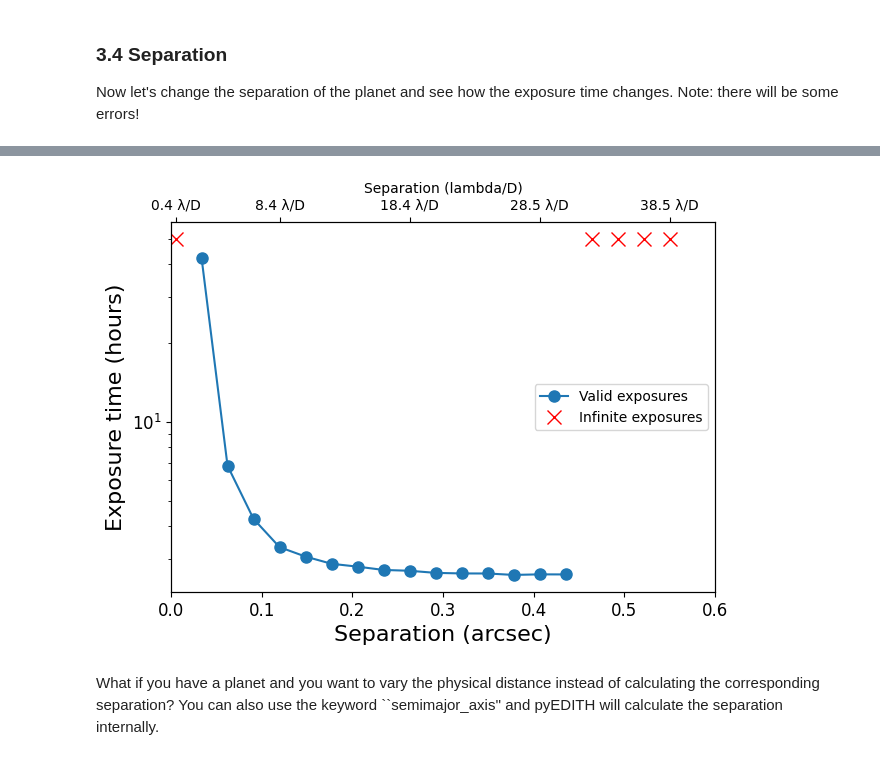
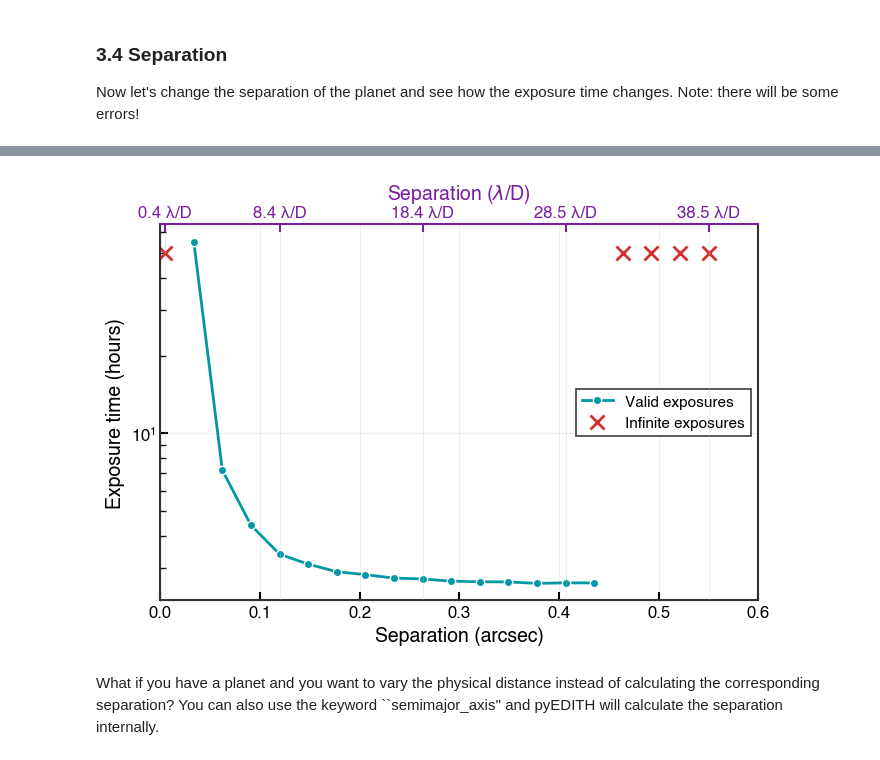
Before and after one commit to HWO-Project/pyEDITH, a Jupyter notebook: tutorials/imaging_tutorial.ipynb, the cells around one changed output, grey strips where cells are left out. Saved outputs shown, nothing was run; the diff lists cells and outputs as text; code cells hidden in the pictures.

```diff
--- a/tutorials/imaging_tutorial.ipynb
+++ b/tutorials/imaging_tutorial.ipynb
@@ -259,12 +266,19 @@ for contrast in contrasts:
 
 # Make plot
 fig, ax1 = plt.subplots()
+ax1.semilogx(contrasts, exposure_times, marker='o', markersize=8, linewidth=2,
+             color=colors.cyan, markerfacecolor=colors.purple, markeredgewidth=1.5,
+             markeredgecolor=colors.cyan)
+ax1.set_xlim([1e-6,1e-11])
+ax1.set_xlabel('Planet-to-star contrast', fontsize=14, fontweight='bold')
+ax1.set_ylabel('Exposure time (hours)', fontsize=14, fontweight='bold')
+ax1.tick_params(axis='both', which='major', labelsize=12, width=1.5, length=6)
+ax1.tick_params(axis='both', which='minor', width=1, length=4)
+ax1.grid(True, which='both', alpha=0.3, linestyle='--', linewidth=0.7)
 
-# Primary x-axis (contrast)
-ax1.semilogx(contrasts, exposure_times,marker='o')
-ax1.set_xlim([1e-6,1e-11])
-ax1.set_xlabel('Planet-to-star contrast')
-ax1.set_ylabel('Exposure time (hours)')
+for spine in ax1.spines.values():
+    spine.set_visible(True)
+    spine.set_linewidth(1.5)
 
 plt.tight_layout()
 plt.show()
@@ -349,16 +385,26 @@ for sep in separations:
 fig, ax1 = plt.subplots()
 
 # Primary x-axis (separation arcsec)
-ax1.plot(separations, exposure_times, marker='o', label='Valid exposures', markersize=8)
+ax1.plot(separations, exposure_times, marker='o', label='Valid exposures',
+         markersize=6, linewidth=2, color=colors.cyan, markerfacecolor=colors.cyan,
+         markeredgecolor='white', markeredgewidth=1)
 ax1.plot(separations[np.isinf(exposure_times)],
          np.ones_like(separations)[np.isinf(exposure_times)]*50,
-         marker='x', linestyle='', color='red', label='Infinite exposures', markersize=10)
+         marker='x', linestyle='', color=colors.red, label='Infinite exposures',
+         markersize=10, markeredgewidth=2)
 
-ax1.set_xlabel('Separation (arcsec)', fontsize=16)
-ax1.set_ylabel('Exposure time (hours)', fontsize=16)
-ax1.tick_params(axis='both', which='major', labelsize=12)
+ax1.set_xlabel('Separation (arcsec)', fontsize=14, fontweight='bold')
+ax1.set_ylabel('Exposure time (hours)', fontsize=14, fontweight='bold')
+ax1.tick_params(axis='both', which='major', labelsize=12, direction='in',
+                width=1.5, length=6, top=False)
+ax1.tick_params(axis='both', which='minor', direction='in', width=1,
+                length=4, top=False)
 ax1.set_xlim(0, 0.6)
 ax1.set_yscale('log')
+
+for spine in ['bottom','left','right']:
+    ax1.spines[spine].set_visible(True)
+    ax1.spines[spine].set_linewidth(1.5)
 
 # Secondary x-axis (lambda/D)
 separations_lod = arcsec_to_lambda_d(separations*ARCSEC,
@@ -372,13 +418,26 @@ reduced_separations_lod = [separations_lod[i] for i in tick_indices]
 
 ax2 = ax1.twiny()
 ax2.set_xticks(reduced_separations)
-ax2.set_xticklabels([f'{m:.1f}' for m in reduced_separations_lod])
+ax2.set_xticklabels([f'{m:.1f}' for m in reduced_separations_lod],color=colors.purple)
 ax2.set_xlim(ax1.get_xlim())
-ax2.set_xlabel('Separation (lambda/D)')
-ax2.tick_params(axis='x', which='major')
+ax2.set_xlabel(r'Separation ($\lambda$/D)', fontsize=14, fontweight='bold',color=colors.purple)
+ax2.tick_params(axis='x', which='major', labelsize=12, direction='in',
+                width=1.5, length=6,color=colors.purple)
 
-ax1.legend(loc='best')
 
-# Adjust the layout
-plt.subplots_adjust(top=0.88, bottom=0.11, left=0.1, right=0.95)
+for spine in ['top']:
+    ax2.spines[spine].set_visible(True)
+    ax2.spines[spine].set_linewidth(1.5)
+    ax2.spines[spine].set_color(colors.purple)
+
+
+
+
+
+
+legend = ax1.legend(loc='best', frameon=True, fancybox=False, shadow=False,
+                   fontsize=11, edgecolor='#333333', framealpha=0.95)
+legend.get_frame().set_linewidth(1.2)
+
+plt.tight_layout()
 # %% [output]
@@ -390,4 +449,4 @@ plt.subplots_adjust(top=0.88, bottom=0.11, left=0.1, right=0.95)
-[figure, old version]
+[figure, new version]
 # %% [markdown]
 What if you have a planet and you want to vary the physical distance instead of calculating the corresponding separation? You can also use the keyword ``semimajor_axis'' and pyEDITH will calculate the separation internally.
 # %%
```
Also changed, not shown: parts of 13 cells of this notebook, 2 other files.
